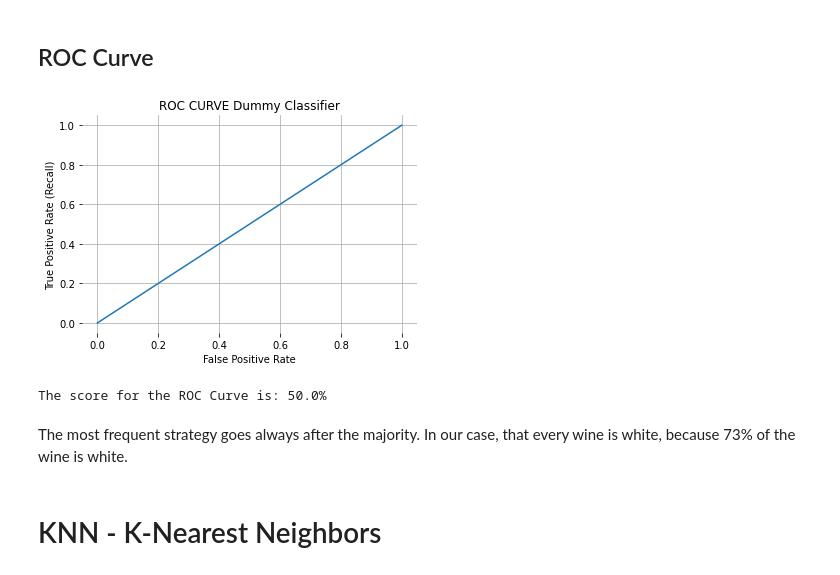
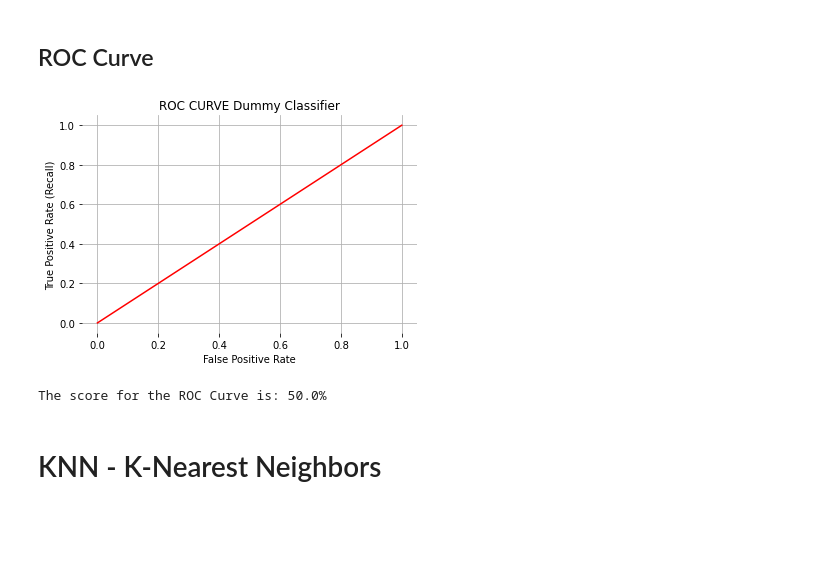
Before and after one commit to haimgoldfisher/Data_Sience_Intro_Final_Project, a Jupyter notebook: NoteBook3 - Machine Learning - Classificaion Model.ipynb, the cells around one changed output. Saved outputs shown, nothing was run; the diff lists cells and outputs as text; code cells hidden in the pictures; blank space fills up the shorter version.

```diff
--- a/NoteBook3 - Machine Learning - Classificaion Model.ipynb
+++ b/NoteBook3 - Machine Learning - Classificaion Model.ipynb
@@ -360,23 +384,21 @@ Text(33.0, 0.5, 'Actual')
 ## ROC Curve
 # %%
 fpr, tpr, _= roc_curve(y_test, y_pred)
-auc= roc_auc_score(y_test, y_pred)
-plt.plot(fpr, tpr, label="auc="+str(auc))
+auc = roc_auc_score(y_test, y_pred)
+plt.plot(fpr, tpr, label="auc="+str(auc), color='r')
 plt.box(False)
 plt.title('ROC CURVE Dummy Classifier')
 plt.xlabel('False Positive Rate')
 plt.ylabel('True Positive Rate (Recall)')
 plt.grid(True)
 plt.show()
 
 dummy_auc = round(auc,3)*100
 
 print(f"The score for the ROC Curve is: {round(auc,3)*100}%")
 # %% [output]
-[figure, old version]
+[figure, new version]
 The score for the ROC Curve is: 50.0%
-# %% [markdown]
-The most frequent strategy goes always after the majority. In our case, that every wine is white, because 73% of the wine is white.
 # %% [markdown]
 # KNN - K-Nearest Neighbors
 # %% [markdown]
```
Also changed, not shown: parts of 53 cells of this notebook.
